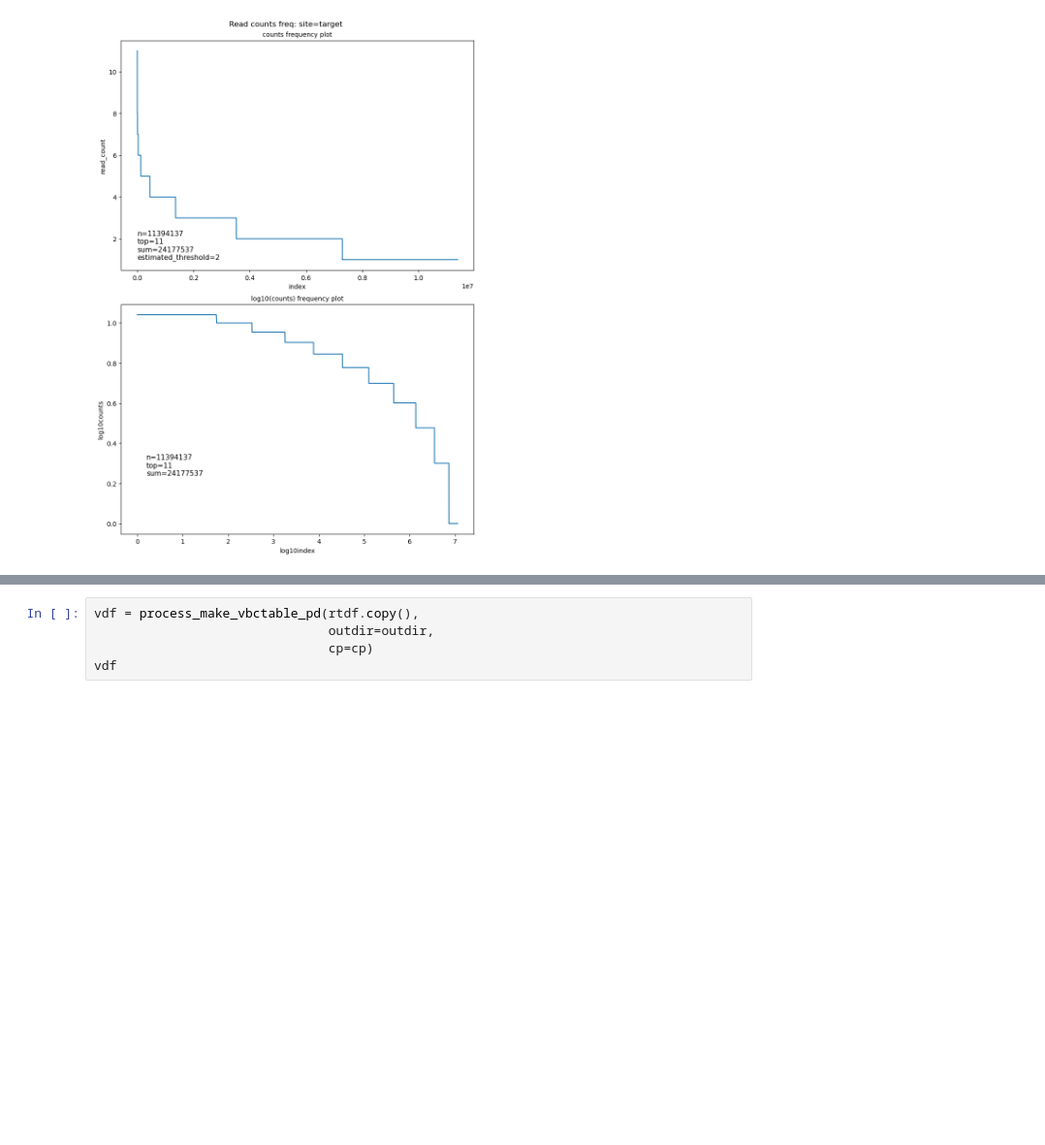
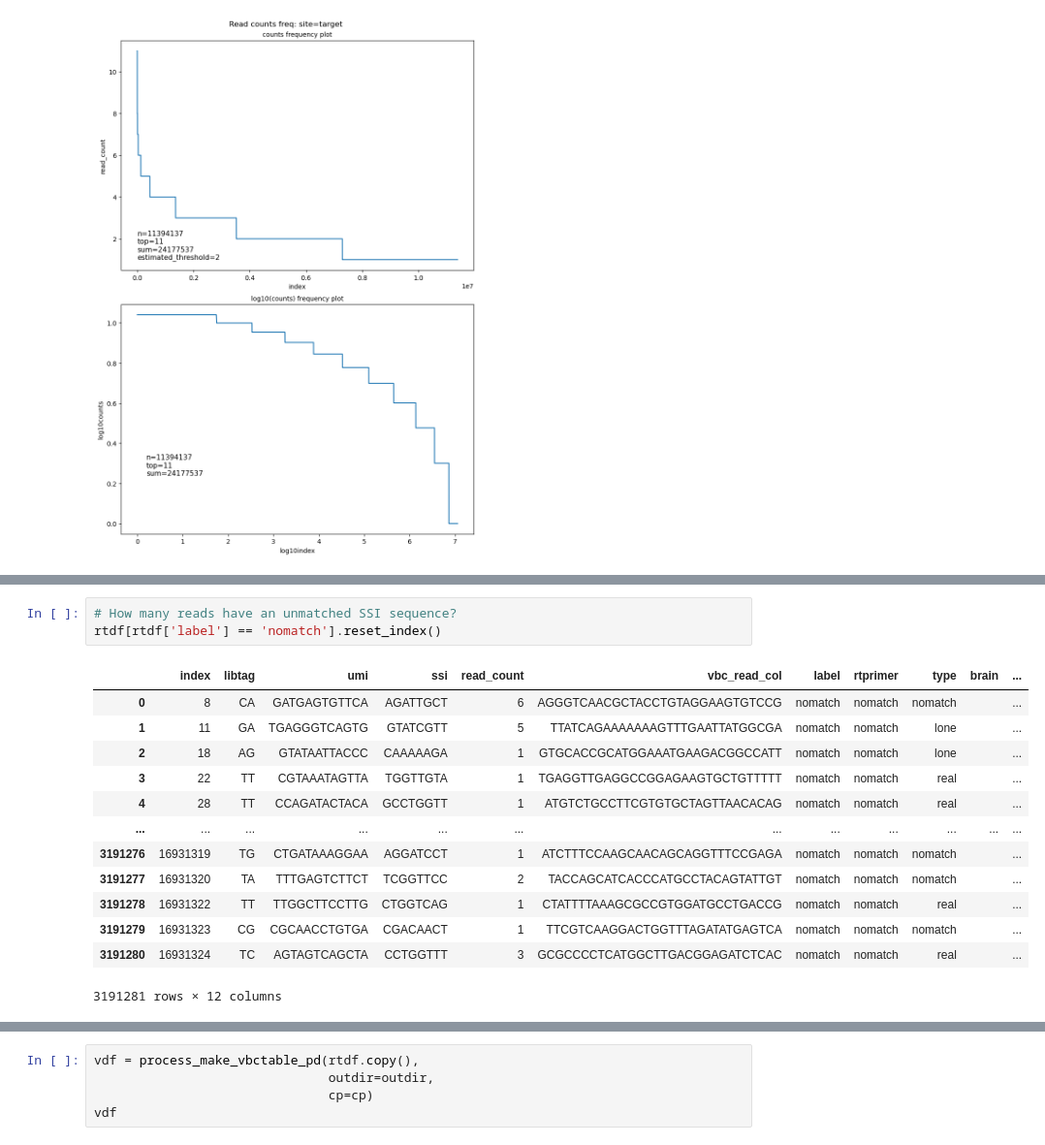
Before and after one commit to ZadorLaboratory/mapseq-processing, a Jupyter notebook: notebooks/MAPseqProcessing.ipynb, the cells around one changed output, grey strips where cells are left out. Shown at 97% size. Saved outputs shown, nothing was run; the diff lists cells and outputs as text; blank space fills up the shorter version.

```diff
--- a/notebooks/MAPseqProcessing.ipynb
+++ b/notebooks/MAPseqProcessing.ipynb
@@ -313 +412,18 @@ INFO:root:no injection sites, so no plot.
+# %%
+# How many reads have an unmatched SSI sequence?
+rtdf[rtdf['label'] == 'nomatch'].reset_index()
+# %% [output]
+|  | index | libtag | umi | ssi | read_count | vbc_read_col | label | rtprimer | type | brain | ... |
+| 0 | 8 | CA | GATGAGTGTTCA | AGATTGCT | 6 | AGGGTCAACGCTACCTGTAGGAAGTGTCCG | nomatch | nomatch | nomatch |  | ... |
+| 1 | 11 | GA | TGAGGGTCAGTG | GTATCGTT | 5 | TTATCAGAAAAAAAGTTTGAATTATGGCGA | nomatch | nomatch | lone |  | ... |
+| 2 | 18 | AG | GTATAATTACCC | CAAAAAGA | 1 | GTGCACCGCATGGAAATGAAGACGGCCATT | nomatch | nomatch | lone |  | ... |
+| 3 | 22 | TT | CGTAAATAGTTA | TGGTTGTA | 1 | TGAGGTTGAGGCCGGAGAAGTGCTGTTTTT | nomatch | nomatch | real |  | ... |
+| 4 | 28 | TT | CCAGATACTACA | GCCTGGTT | 1 | ATGTCTGCCTTCGTGTGCTAGTTAACACAG | nomatch | nomatch | real |  | ... |
+| ... | ... | ... | ... | ... | ... | ... | ... | ... | ... | ... | ... |
+| 3191276 | 16931319 | TG | CTGATAAAGGAA | AGGATCCT | 1 | ATCTTTCCAAGCAACAGCAGGTTTCCGAGA | nomatch | nomatch | nomatch |  | ... |
+| 3191277 | 16931320 | TA | TTTGAGTCTTCT | TCGGTTCC | 2 | TACCAGCATCACCCATGCCTACAGTATTGT | nomatch | nomatch | nomatch |  | ... |
+| 3191278 | 16931322 | TT | TTGGCTTCCTTG | CTGGTCAG | 1 | CTATTTTAAAGCGCCGTGGATGCCTGACCG | nomatch | nomatch | real |  | ... |
+| 3191279 | 16931323 | CG | CGCAACCTGTGA | CGACAACT | 1 | TTCGTCAAGGACTGGTTTAGATATGAGTCA | nomatch | nomatch | nomatch |  | ... |
+| 3191280 | 16931324 | TC | AGTAGTCAGCTA | CCTGGTTT | 3 | GCGCCCCTCATGGCTTGACGGAGATCTCAC | nomatch | nomatch | real |  | ... |
+3191281 rows × 12 columns
 # %% [markdown]
```
Also changed, not shown: parts of 23 cells of this notebook, 1 other file.
